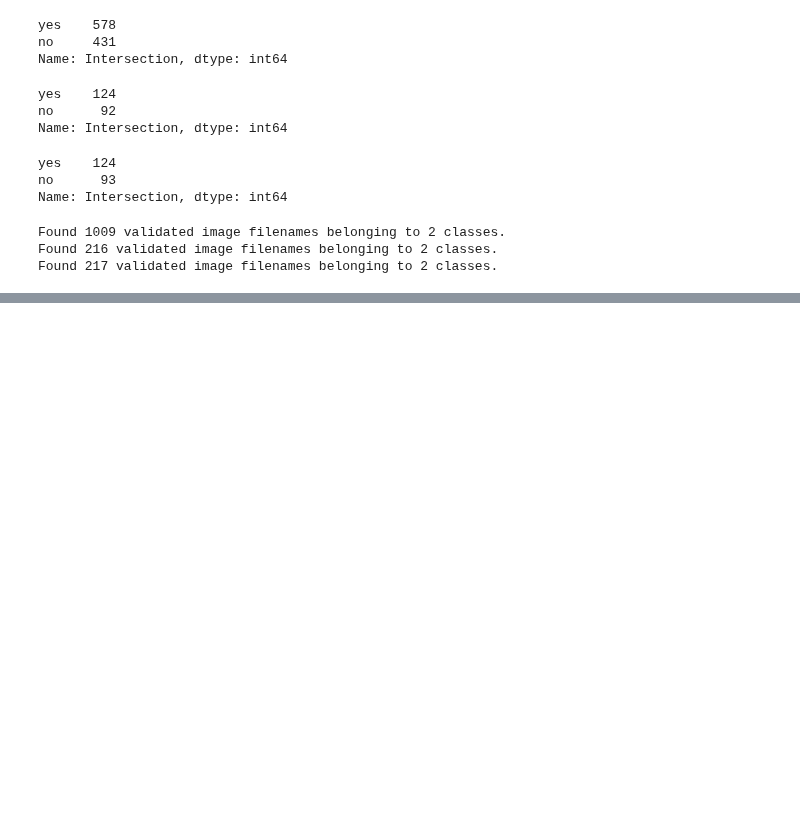
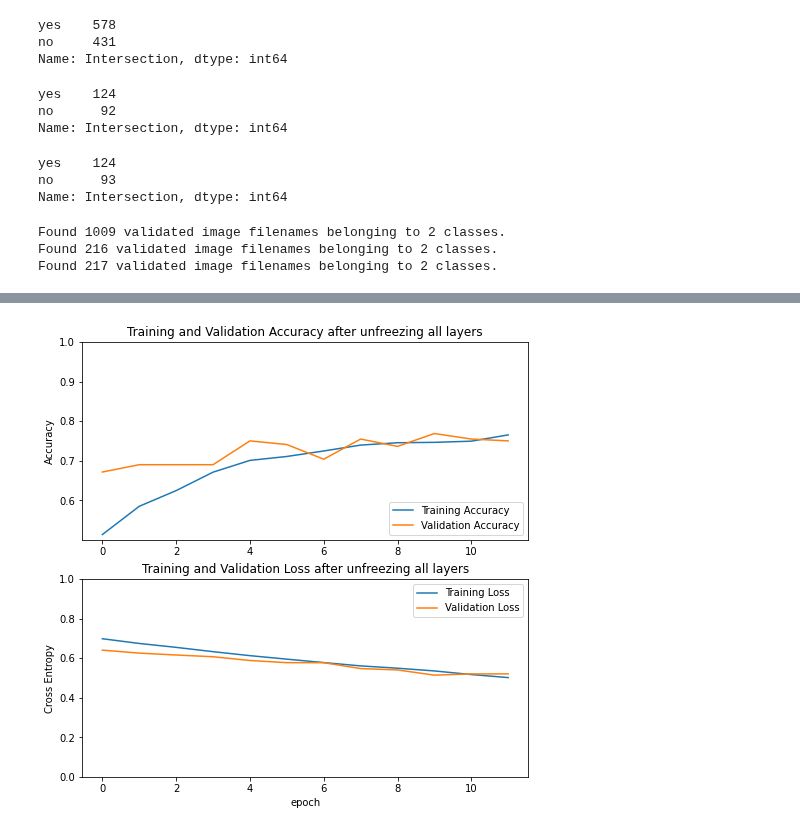
Before and after one commit to SaiArja/Trees_Near_Electric_wires, a Jupyter notebook: Electrical_lines.ipynb, the cells around one changed output, grey strips where cells are left out. Cells and saved outputs as stored; diff of their text form; code cells hidden in the pictures; blank space fills up the shorter version.

```diff
--- a/Electrical_lines.ipynb
+++ b/Electrical_lines.ipynb
@@ -183,0 +339,19 @@ Found 217 validated image filenames belonging to 2 classes.
+# %%
+#compile model
+model.compile(optimizer= Adam(lr=base_learning_rate/10), loss= "binary_crossentropy", metrics = ['accuracy'])
+
+# Callbacks
+final_ckpt_filename= "/content/drive/MyDrive/DataSets/DeepLearning/detect_trees_near_electric_wires/base_model_weight_best_model.hdf5"
+checkpoint = ModelCheckpoint(filepath=final_ckpt_filename, save_best_only=True, save_weights_only=True, verbose = 1)
+
+lr_reduce = ReduceLROnPlateau(monitor='val_loss', factor=0.1, patience=1, verbose=1)
+early_stop = EarlyStopping(monitor='val_loss', min_delta=0.0001, patience=2, mode='min', verbose = 1)
+# %%
+fine_tune_epochs = 20
+
+# Fitting the model
+history_unfreeze = model.fit(train_data,
+                    epochs= fine_tune_epochs,
+                    validation_data=val_data,
+                    callbacks=[checkpoint, early_stop, lr_reduce],
+                    )
@@ -183,0 +376,27 @@ Found 217 validated image filenames belonging to 2 classes.
+# %%
+acc = history_unfreeze.history['accuracy']
+val_acc = history_unfreeze.history['val_accuracy']
+
+loss = history_unfreeze.history['loss']
+val_loss = history_unfreeze.history['val_loss']
+
+plt.figure(figsize=(8, 8))
+plt.subplot(2, 1, 1)
+plt.plot(acc, label='Training Accuracy')
+plt.plot(val_acc, label='Validation Accuracy')
+plt.legend(loc='lower right')
+plt.ylabel('Accuracy')
+plt.ylim([min(plt.ylim()),1])
+plt.title('Training and Validation Accuracy after unfreezing all layers')
+
+plt.subplot(2, 1, 2)
+plt.plot(loss, label='Training Loss')
+plt.plot(val_loss, label='Validation Loss')
+plt.legend(loc='upper right')
+plt.ylabel('Cross Entropy')
+plt.ylim([0,1.0])
+plt.title('Training and Validation Loss after unfreezing all layers')
+plt.xlabel('epoch')
+plt.show()
+# %% [output]
+[figure, added]
```
Also changed, not shown: parts of 22 cells of this notebook.
